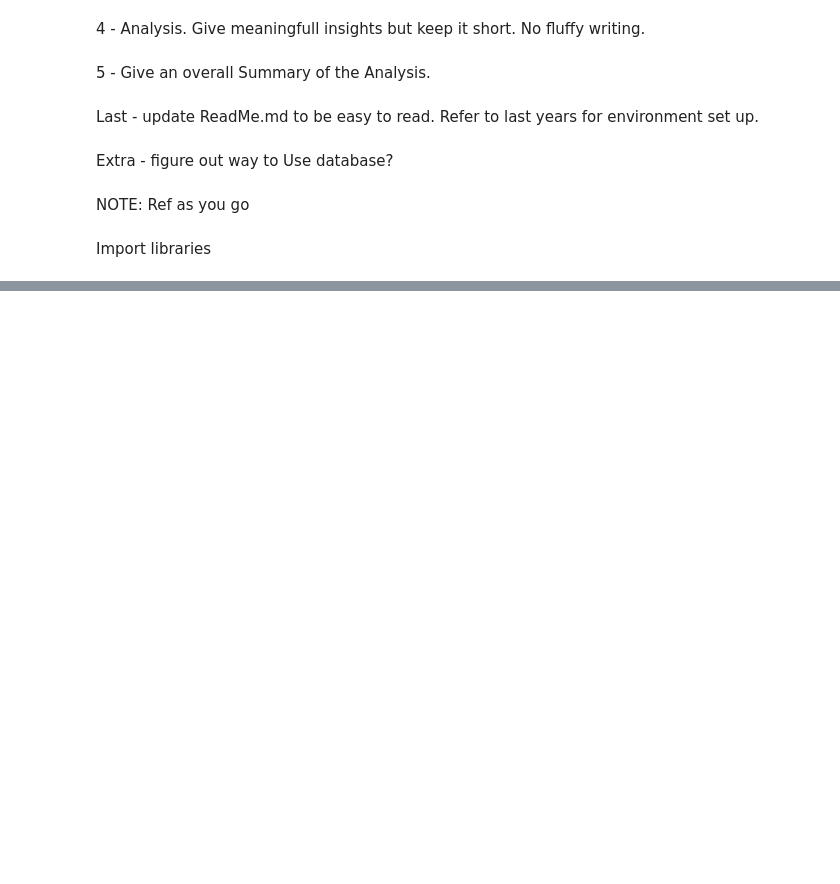
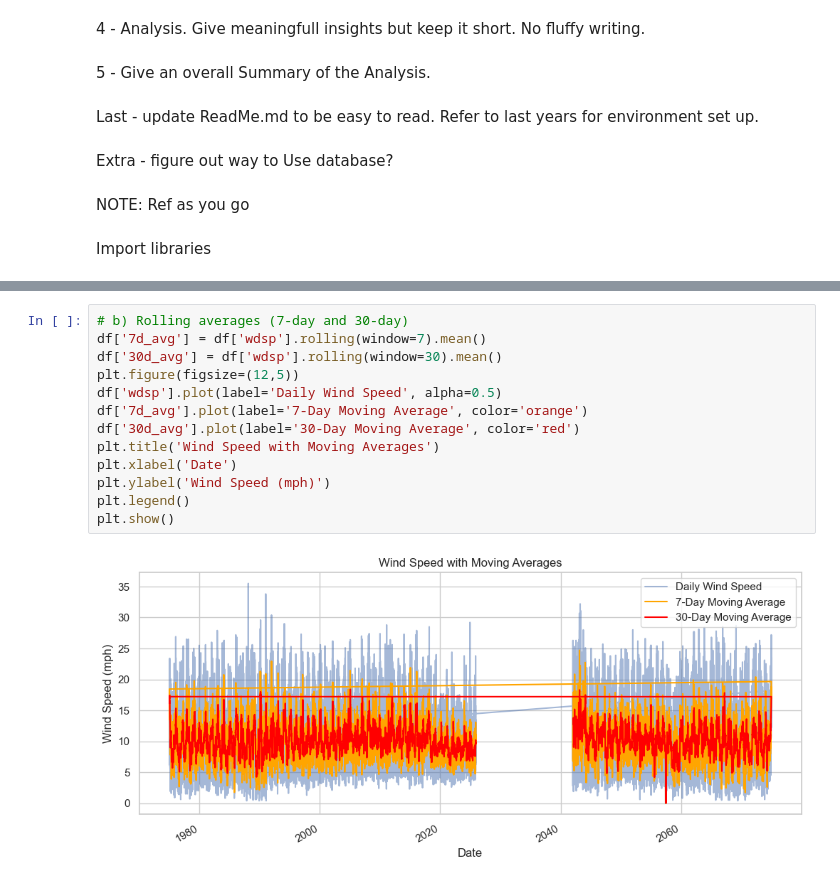
Before and after one commit to LDonn32/PDFA, a Jupyter notebook: Project/Wind-Speed-Analysis.ipynb, the cells around one changed output, grey strips where cells are left out. Saved outputs shown, nothing was run; the diff lists cells and outputs as text; blank space fills up the shorter version.

```diff
--- a/Project/Wind-Speed-Analysis.ipynb
+++ b/Project/Wind-Speed-Analysis.ipynb
@@ -34,0 +159,15 @@ UnicodeDecodeError: 'utf-8' codec can't decode bytes in position 15-16: invalid
+# %%
+# b) Rolling averages (7-day and 30-day)
+df['7d_avg'] = df['wdsp'].rolling(window=7).mean()
+df['30d_avg'] = df['wdsp'].rolling(window=30).mean()
+plt.figure(figsize=(12,5))
+df['wdsp'].plot(label='Daily Wind Speed', alpha=0.5)
+df['7d_avg'].plot(label='7-Day Moving Average', color='orange')
+df['30d_avg'].plot(label='30-Day Moving Average', color='red')
+plt.title('Wind Speed with Moving Averages')
+plt.xlabel('Date')
+plt.ylabel('Wind Speed (mph)')
+plt.legend()
+plt.show()
+# %% [output]
+[figure, added]
```
Also changed, not shown: parts of 31 cells of this notebook, 1 other file.
